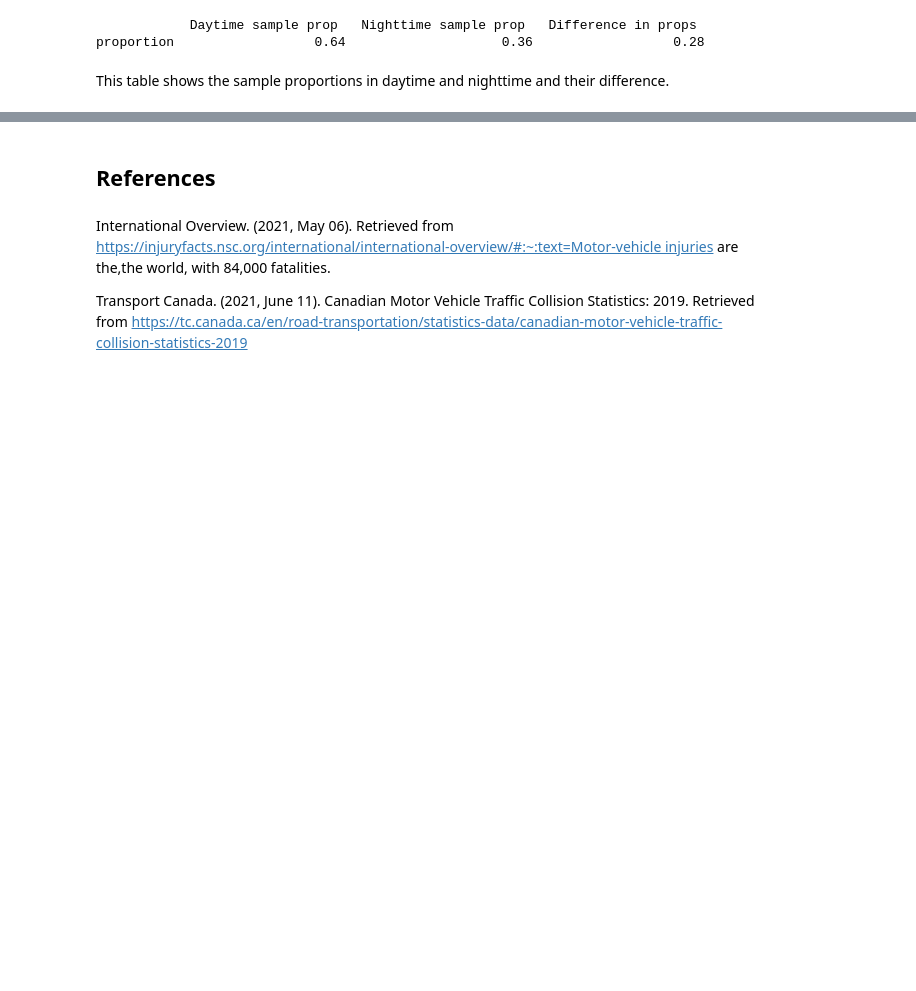
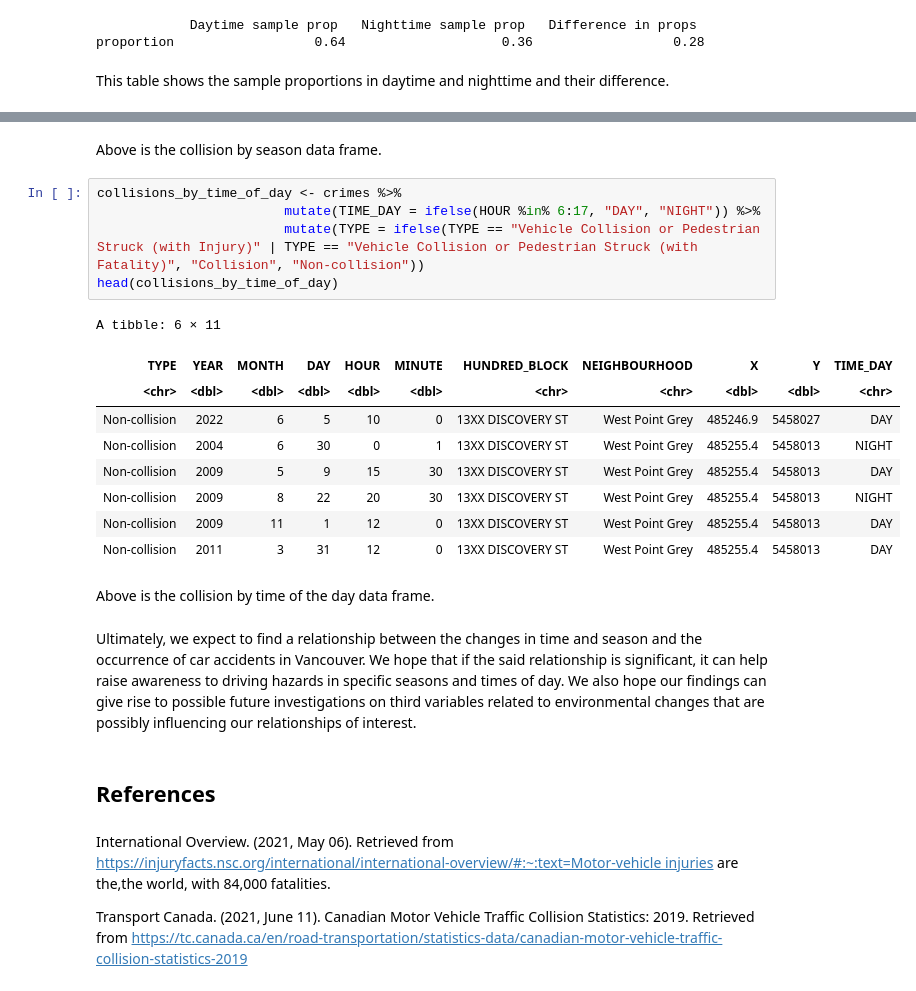
Before and after one commit to bernie-leung/STAT-201-group20newrepo, a Jupyter notebook: Project_proposal.ipynb, the cells around one changed output, grey strips where cells are left out. Saved outputs shown, nothing was run; the diff lists cells and outputs as text; blank space fills up the shorter version.

```diff
--- a/Project_proposal.ipynb
+++ b/Project_proposal.ipynb
@@ -271,3 +283,24 @@ Ultimately, we expect to find a relationship between the time of year and the oc
+# %% [markdown]
+Above is the collision by season data frame.
+# %%
+collisions_by_time_of_day <- crimes %>%
+                        mutate(TIME_DAY = ifelse(HOUR %in% 6:17, "DAY", "NIGHT")) %>%
+                        mutate(TYPE = ifelse(TYPE == "Vehicle Collision or Pedestrian Struck (with Injury)" | TYPE == "Vehicle Collision or Pedestrian Struck (with Fatality)", "Collision", "Non-collision"))
+head(collisions_by_time_of_day)
+# %% [output]
+A tibble: 6 × 11
+| TYPE | YEAR | MONTH | DAY | HOUR | MINUTE | HUNDRED_BLOCK | NEIGHBOURHOOD | X | Y | TIME_DAY |
+| <chr> | <dbl> | <dbl> | <dbl> | <dbl> | <dbl> | <chr> | <chr> | <dbl> | <dbl> | <chr> |
+| Non-collision | 2022 | 6 | 5 | 10 | 0 | 13XX DISCOVERY ST | West Point Grey | 485246.9 | 5458027 | DAY |
+| Non-collision | 2004 | 6 | 30 | 0 | 1 | 13XX DISCOVERY ST | West Point Grey | 485255.4 | 5458013 | NIGHT |
+| Non-collision | 2009 | 5 | 9 | 15 | 30 | 13XX DISCOVERY ST | West Point Grey | 485255.4 | 5458013 | DAY |
+| Non-collision | 2009 | 8 | 22 | 20 | 30 | 13XX DISCOVERY ST | West Point Grey | 485255.4 | 5458013 | NIGHT |
+| Non-collision | 2009 | 11 | 1 | 12 | 0 | 13XX DISCOVERY ST | West Point Grey | 485255.4 | 5458013 | DAY |
+| Non-collision | 2011 | 3 | 31 | 12 | 0 | 13XX DISCOVERY ST | West Point Grey | 485255.4 | 5458013 | DAY |
+# %% [markdown]
+Above is the collision by time of the day data frame.
+# %% [markdown]
+Ultimately, we expect to find a relationship between the changes in time and season and the occurrence of car accidents in Vancouver. We hope that if the said relationship is significant, it can help raise awareness to driving hazards in specific seasons and times of day. We also hope our findings can give rise to possible future investigations on third variables related to environmental changes that are possibly influencing our relationships of interest.
 # %% [markdown]
 ## References
 # %% [markdown]
```
Also changed, not shown: parts of 3 cells of this notebook.
